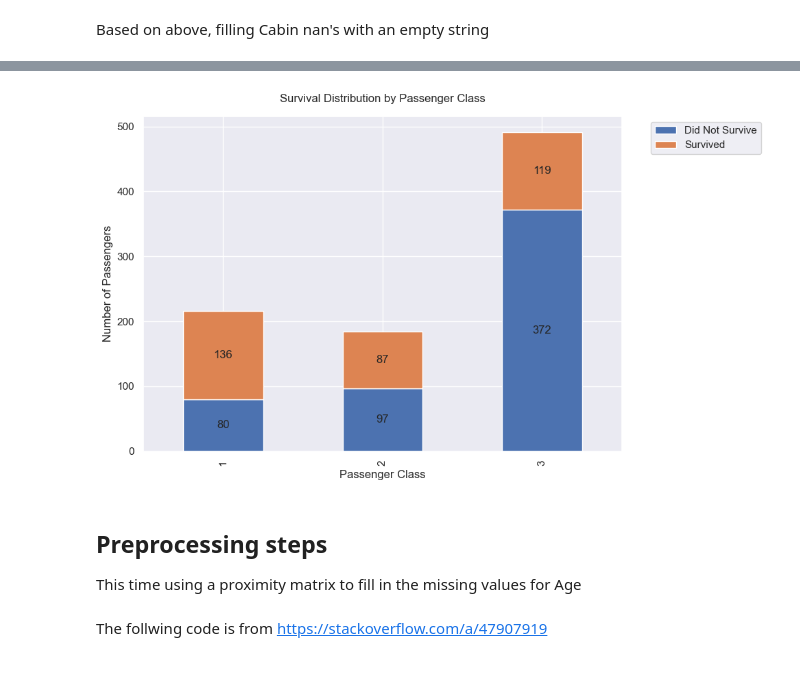
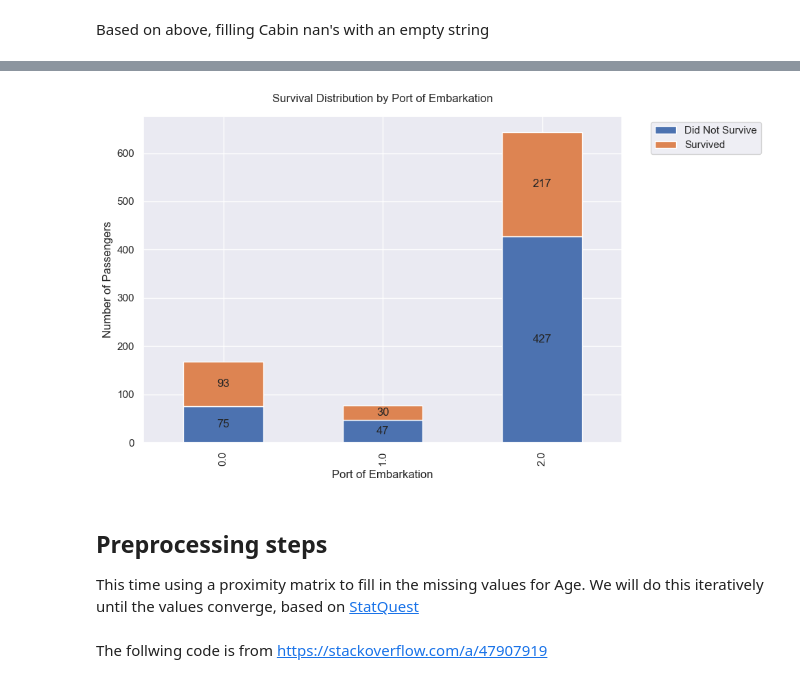
Before and after one commit to khorassa/Titanic, a Jupyter notebook: titanic_sklearn_v1.ipynb, the cells around one changed output, grey strips where cells are left out. Saved outputs shown, nothing was run; the diff lists cells and outputs as text; code cells hidden in the pictures.

```diff
--- a/titanic_sklearn_v1.ipynb
+++ b/titanic_sklearn_v1.ipynb
@@ -46,9 +24,12 @@ from sklearn.tree import export_graphviz
 from IPython.display import Image
 import graphviz
 
+pd.set_option('display.max_rows', None)
+pd.set_option('display.max_columns', None)
+
 # Figures inline and set visualization style
 %matplotlib inline
-sns.set()
+sns.set_theme()
 # %%
 train_data = pd.read_csv("./train.csv")
 train_data.head()
@@ -172,27 +169,36 @@ Survival Rate by Passenger Class:
-# %%
-# Create the stacked bar plot
-ax = pclass_survival[[0, 1]].plot(kind='bar', stacked=True, figsize=(10, 6))
-
-# Customize the plot
-plt.title('Survival Distribution by Passenger Class', pad=15)
-plt.xlabel('Passenger Class')
-plt.ylabel('Number of Passengers')
-
-# Add legend
-plt.legend(['Did Not Survive', 'Survived'], bbox_to_anchor=(1.05, 1), loc='upper left')
-
-# Add value labels on the bars
-for c in ax.containers:
-    ax.bar_label(c, label_type='center')
-
-# Adjust layout to prevent label cutoff
-plt.tight_layout()
-
-plt.show()
-# %% [output]
-[figure, removed]
+# %%
+# Create a crosstab of Embarked vs Survived
+embarked_survival = pd.crosstab(train_data['Embarked'], train_data['Survived'])
+
+# Add row totals
+embarked_survival['Total'] = embarked_survival.sum(axis=1)
+
+# Add survival rates
+embarked_survival['Survival Rate (%)'] = (embarked_survival[1] / embarked_survival['Total'] * 100).round(1)
+
+# Create the stacked bar plot
+ax = embarked_survival[[0, 1]].plot(kind='bar', stacked=True, figsize=(10, 6))
+
+# Customize the plot
+plt.title('Survival Distribution by Port of Embarkation', pad=15)
+plt.xlabel('Port of Embarkation')
+plt.ylabel('Number of Passengers')
+
+# Add legend
+plt.legend(['Did Not Survive', 'Survived'], bbox_to_anchor=(1.05, 1), loc='upper left')
+
+# Add value labels on the bars
+for c in ax.containers:
+    ax.bar_label(c, label_type='center')
+
+# Adjust layout to prevent label cutoff
+plt.tight_layout()
+
+plt.show()
+# %% [output]
+[figure, added]
 # %% [markdown]
 ## Preprocessing steps
 
-This time using a proximity matrix to fill in the missing values for Age
+This time using a proximity matrix to fill in the missing values for Age. We will do this iteratively until the values converge, based on [StatQuest](https://youtu.be/sQ870aTKqiM?si=Xh-n61ASeja53fOy)
 # %%
```
Also changed, not shown: parts of 9 cells of this notebook, 1 other file.
